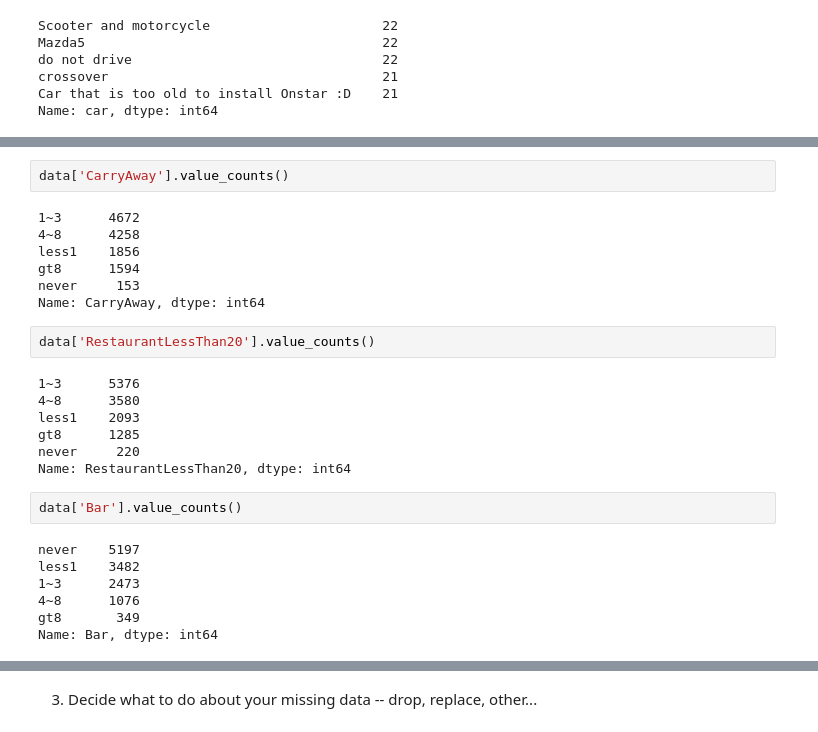
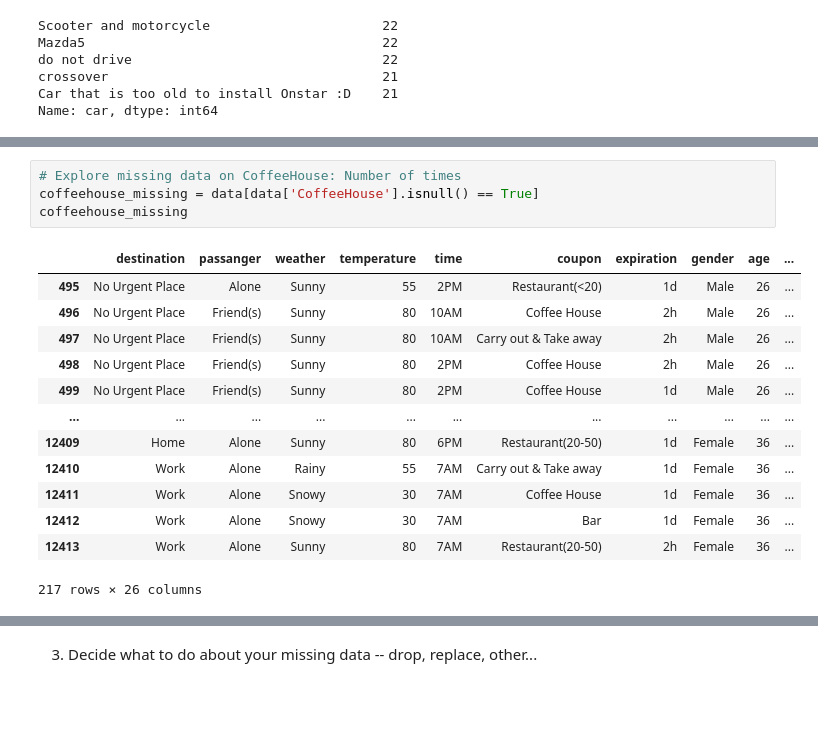
Before and after one commit to kfmatovic716/DRIVER-COUPONS---Practical-Application-1, a Jupyter notebook: prompt.ipynb, the cells around one changed output, grey strips where cells are left out. Saved outputs shown, nothing was run; the diff lists cells and outputs as text; blank space fills up the shorter version.

```diff
--- a/prompt.ipynb
+++ b/prompt.ipynb
@@ -209,27 +222,18 @@ Name: Restaurant20To50, dtype: int64
-# %%
-data['CarryAway'].value_counts()
-# %% [output]
-1~3      4672
-4~8      4258
-less1    1856
-gt8      1594
-never     153
-Name: CarryAway, dtype: int64
-# %%
-data['RestaurantLessThan20'].value_counts()
-# %% [output]
-1~3      5376
-4~8      3580
-less1    2093
-gt8      1285
-never     220
-Name: RestaurantLessThan20, dtype: int64
-# %%
-data['Bar'].value_counts()
-# %% [output]
-never    5197
-less1    3482
-1~3      2473
-4~8      1076
-gt8       349
-Name: Bar, dtype: int64
+# %%
+# Explore missing data on CoffeeHouse: Number of times
+coffeehouse_missing = data[data['CoffeeHouse'].isnull() == True]
+coffeehouse_missing
+# %% [output]
+|  | destination | passanger | weather | temperature | time | coupon | expiration | gender | age | ... |
+| 495 | No Urgent Place | Alone | Sunny | 55 | 2PM | Restaurant(<20) | 1d | Male | 26 | ... |
+| 496 | No Urgent Place | Friend(s) | Sunny | 80 | 10AM | Coffee House | 2h | Male | 26 | ... |
+| 497 | No Urgent Place | Friend(s) | Sunny | 80 | 10AM | Carry out & Take away | 2h | Male | 26 | ... |
+| 498 | No Urgent Place | Friend(s) | Sunny | 80 | 2PM | Coffee House | 2h | Male | 26 | ... |
+| 499 | No Urgent Place | Friend(s) | Sunny | 80 | 2PM | Coffee House | 1d | Male | 26 | ... |
+| ... | ... | ... | ... | ... | ... | ... | ... | ... | ... | ... |
+| 12409 | Home | Alone | Sunny | 80 | 6PM | Restaurant(20-50) | 1d | Female | 36 | ... |
+| 12410 | Work | Alone | Rainy | 55 | 7AM | Carry out & Take away | 1d | Female | 36 | ... |
+| 12411 | Work | Alone | Snowy | 30 | 7AM | Coffee House | 1d | Female | 36 | ... |
+| 12412 | Work | Alone | Snowy | 30 | 7AM | Bar | 1d | Female | 36 | ... |
+| 12413 | Work | Alone | Sunny | 80 | 7AM | Restaurant(20-50) | 2h | Female | 36 | ... |
+217 rows × 26 columns
```
Also changed, not shown: parts of 28 cells of this notebook.
